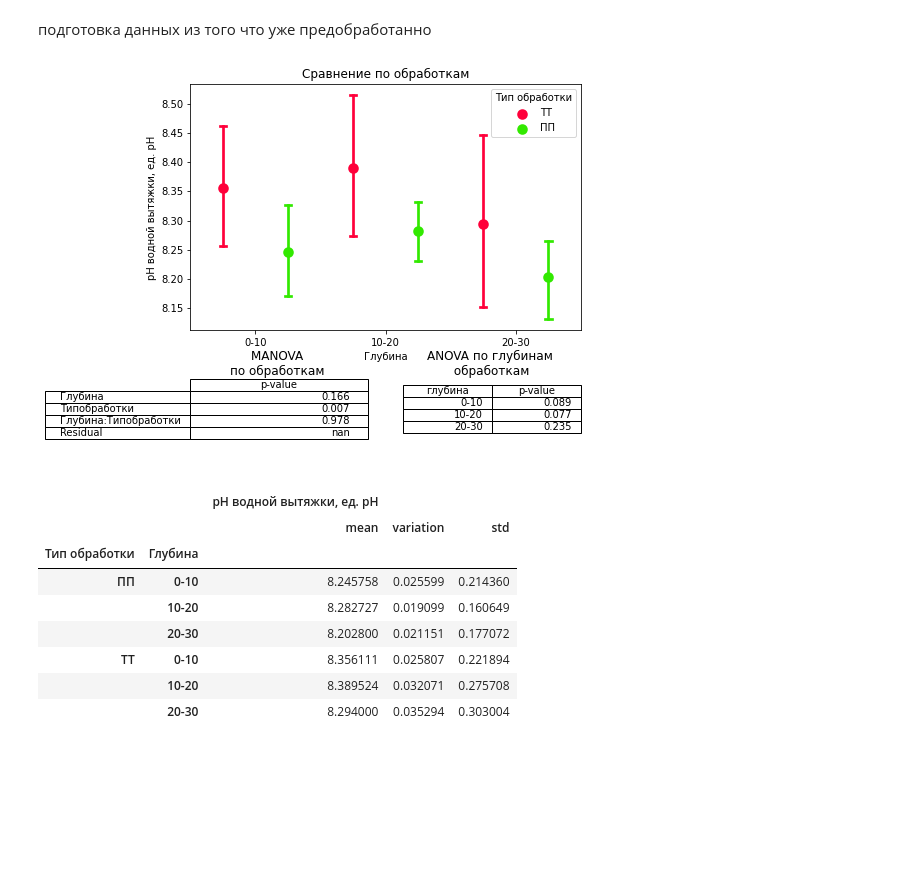
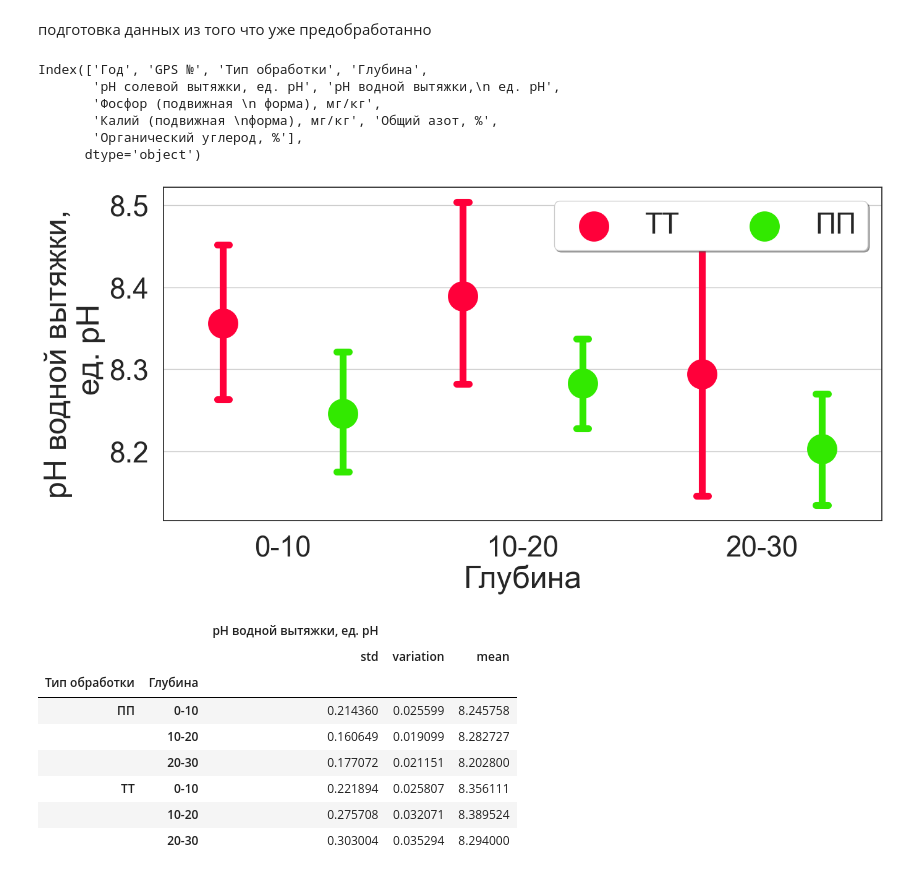
Before and after one commit to hukitoc94/total_archangelskiy, a Jupyter notebook: field_data/agrochemestry.ipynb, the cells around one changed output. Cells and saved outputs as stored; diff of their text form; code cells hidden in the pictures; blank space fills up the shorter version.

```diff
--- a/field_data/agrochemestry.ipynb
+++ b/field_data/agrochemestry.ipynb
@@ -25,22 +28,37 @@ agrochemistry_main.dropna(axis = 0, inplace= True)
 # разбивка по точкам на ПП
 pp_points = [525,526,527,528,586,529, 584,585]
 by_points = agrochemistry_main[agrochemistry_main["GPS №"].isin(pp_points)]
+new_columns = ['Год', 'GPS №', 'Тип обработки', 'Глубина',
+       'рН солевой вытяжки, ед. рН', 'рН водной вытяжки,\n ед. рН',
+       'Фосфор (подвижная \n форма), мг/кг', 'Калий (подвижная \nформа), мг/кг',
+       'Общий азот,\n %', 'Органический углерод,\n %']
+
+agrochemistry_main.columns = new_columns
+# %%
+agrochemistry_main.columns
+# %% [output]
+Index(['Год', 'GPS №', 'Тип обработки', 'Глубина',
+       'рН солевой вытяжки, ед. рН', 'рН водной вытяжки,\n ед. рН',
+       'Фосфор (подвижная \n форма), мг/кг',
+       'Калий (подвижная \nформа), мг/кг', 'Общий азот, %',
+       'Органический углерод, %'],
+      dtype='object')
 # %%
-stats , aov, stat_test_df,fig = data_processing_agrochem(df = agrochemistry_main, type_ = 'Тип обработки', agrochem_property = 'рН водной вытяжки, ед. рН', to_lable = "обработкам", by_points= 0)
+stats ,fig = data_processing_agrochem(df = agrochemistry_main, type_ = 'Тип обработки', agrochem_property = 'рН водной вытяжки,\n ед. рН', to_lable = "обработкам", by_points= 0)
 stats
 fig.savefig('рисунки/агрохимия/pH_вод_обработки.jpg')
 # %% [output]
-[figure, old version]
+[figure, new version]
 # %%
 stats
 # %% [output]
 |  |  | рН водной вытяжки, ед. рН |  |  |
-|  |  | mean | variation | std |
+|  |  | std | variation | mean |
 | Тип обработки | Глубина |  |  |  |
-| ПП | 0-10 | 8.245758 | 0.025599 | 0.214360 |
-|  | 10-20 | 8.282727 | 0.019099 | 0.160649 |
-|  | 20-30 | 8.202800 | 0.021151 | 0.177072 |
-| ТТ | 0-10 | 8.356111 | 0.025807 | 0.221894 |
-|  | 10-20 | 8.389524 | 0.032071 | 0.275708 |
-|  | 20-30 | 8.294000 | 0.035294 | 0.303004 |
+| ПП | 0-10 | 0.214360 | 0.025599 | 8.245758 |
+|  | 10-20 | 0.160649 | 0.019099 | 8.282727 |
+|  | 20-30 | 0.177072 | 0.021151 | 8.202800 |
+| ТТ | 0-10 | 0.221894 | 0.025807 | 8.356111 |
+|  | 10-20 | 0.275708 | 0.032071 | 8.389524 |
+|  | 20-30 | 0.303004 | 0.035294 | 8.294000 |
 # %%
```
Also changed, not shown: parts of 9 cells of this notebook, 6 other files.
